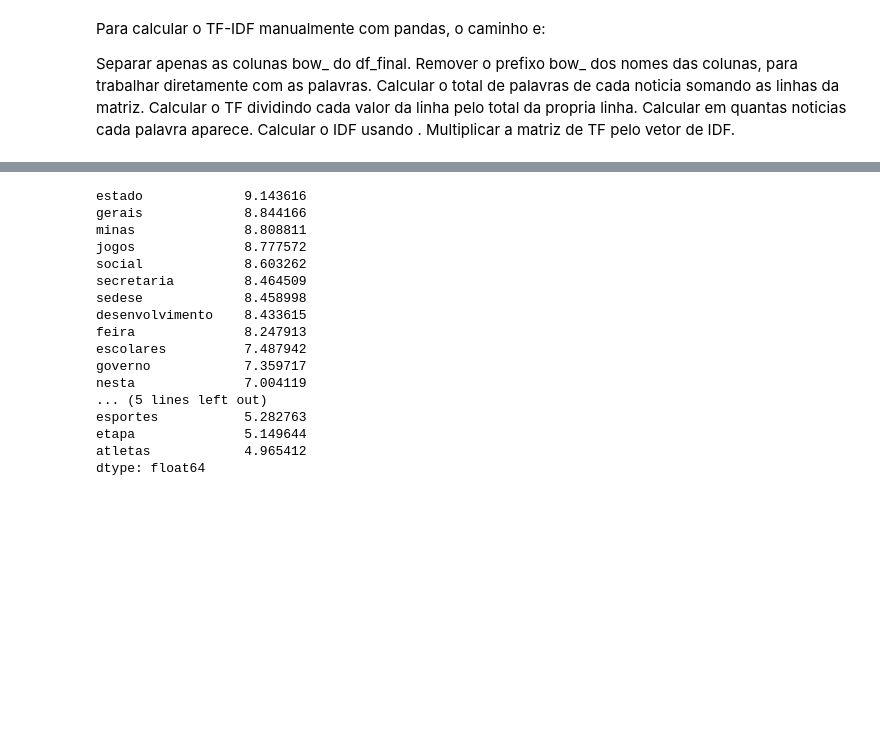
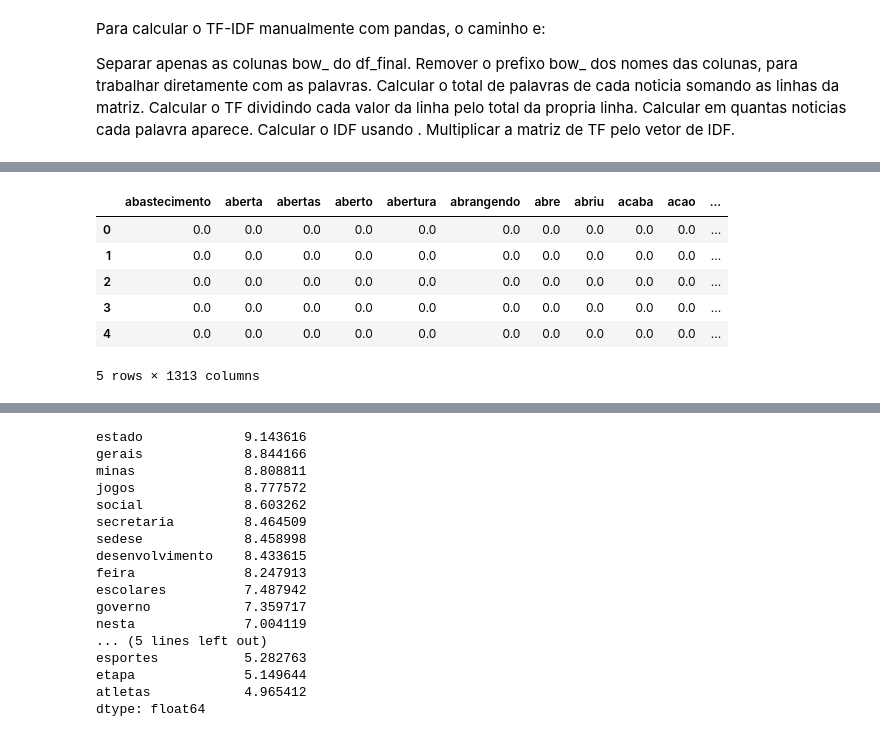
Before and after one commit to bellaviana4-cyber/perspectiva-dado, a Jupyter notebook: codigos_uv_jupyter_notebook/introducao_pln.ipynb, the cells around one changed output, grey strips where cells are left out. Cells and saved outputs as stored; diff of their text form; code cells hidden in the pictures; blank space fills up the shorter version.

```diff
--- a/codigos_uv_jupyter_notebook/introducao_pln.ipynb
+++ b/codigos_uv_jupyter_notebook/introducao_pln.ipynb
@@ -325,0 +318,16 @@ df_tfidf = df_tf.mul(idf, axis=1)
+# %%
+# Calcular o total de palavras de cada noticia somando as linhas da matriz.
+total_palavras = df_bow.sum(axis=1)
+
+# Calcular o TF dividindo cada valor da linha pelo total da propria linha.
+df_tf = df_bow.div(total_palavras, axis=0)
+
+df_tf.head()
+# %% [output]
+|  | abastecimento | aberta | abertas | aberto | abertura | abrangendo | abre | abriu | acaba | acao | ... |
+| 0 | 0.0 | 0.0 | 0.0 | 0.0 | 0.0 | 0.0 | 0.0 | 0.0 | 0.0 | 0.0 | ... |
+| 1 | 0.0 | 0.0 | 0.0 | 0.0 | 0.0 | 0.0 | 0.0 | 0.0 | 0.0 | 0.0 | ... |
+| 2 | 0.0 | 0.0 | 0.0 | 0.0 | 0.0 | 0.0 | 0.0 | 0.0 | 0.0 | 0.0 | ... |
+| 3 | 0.0 | 0.0 | 0.0 | 0.0 | 0.0 | 0.0 | 0.0 | 0.0 | 0.0 | 0.0 | ... |
+| 4 | 0.0 | 0.0 | 0.0 | 0.0 | 0.0 | 0.0 | 0.0 | 0.0 | 0.0 | 0.0 | ... |
+5 rows × 1313 columns
```
Also changed, not shown: parts of 28 cells of this notebook.
